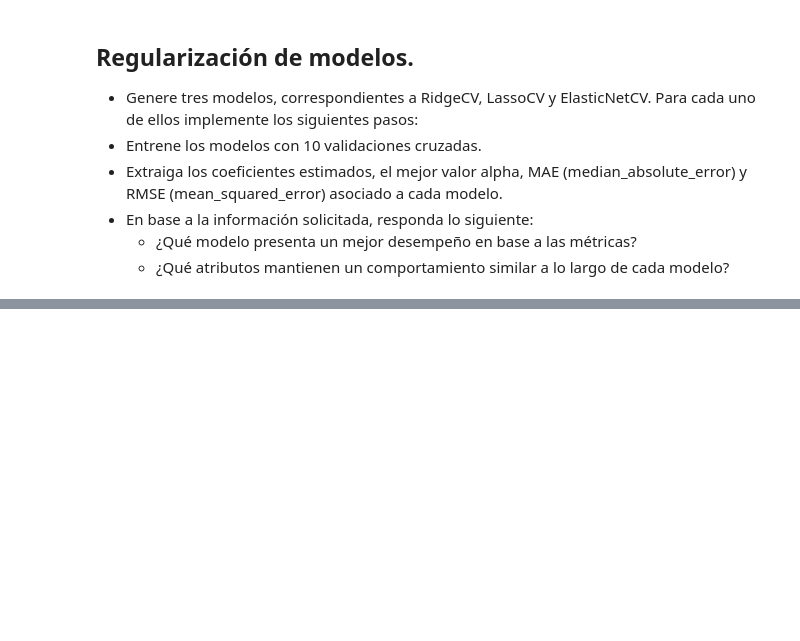
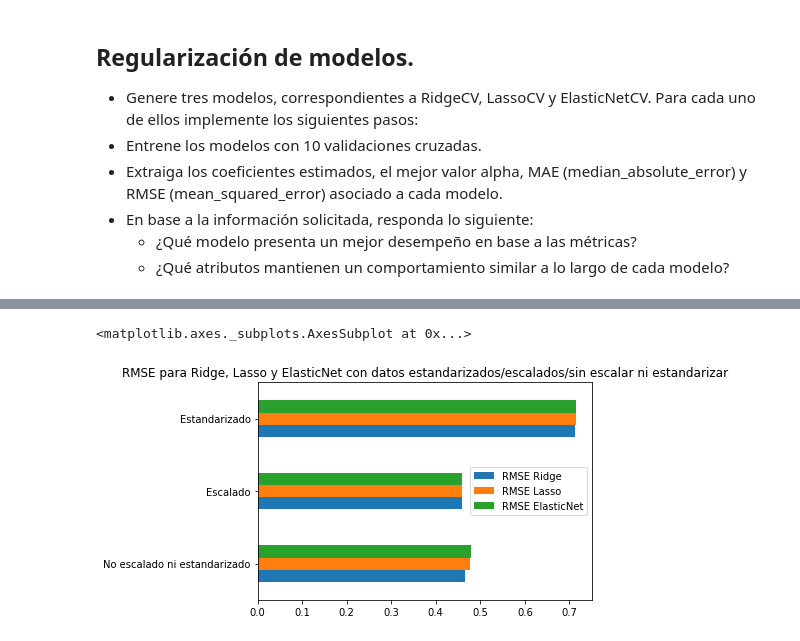
Before and after one commit to danoffn/Data-Science, a Jupyter notebook: 3 - Machine Learning/01 - Regularización/Desafio.ipynb, the cells around one changed output, grey strips where cells are left out. Drawn from its saved outputs; the diff is of its cells as text; code cells hidden in the pictures; blank space fills up the shorter version.

```diff
--- a/3 - Machine Learning/01 - Regularización/Desafio.ipynb
+++ b/3 - Machine Learning/01 - Regularización/Desafio.ipynb
@@ -232,28 +226,3 @@ Además, varios algoritmos de machine learning requieren que los atributos esté
 - En base a la información solicitada, responda lo siguiente:
     - ¿Qué modelo presenta un mejor desempeño en base a las métricas?
     - ¿Qué atributos mantienen un comportamiento similar a lo largo de cada modelo?
-# %%
-# Genera subconjunto de entrenamiento y validación
-
-X_train, X_test, y_train, y_test = train_test_split(
-    df_scaled.loc[:, var_atributos],
-    df_scaled.loc[:, var_objetivo],
-    test_size=.33,
-    random_state=8643537
-)
-
-# Estandariza matriz de atributos
-
-X_train_std = StandardScaler().fit_transform(X_train)
-X_test_std = StandardScaler().fit_transform(X_test)
-
-# Crea los valores alphas a asociar
-
-alphas = np.logspace(0, 7, base=10)
-
-display(alphas)
-
-coefs_ridge = []
-cv_err_ridge = []
-
-modelo_ridge = RidgeCV(alphas=alphas, fit_intercept=True, cv=10)
@@ -273,0 +279,14 @@ array([1.00000000e+00, 1.38949549e+00, 1.93069773e+00, 2.68269580e+00,
+# %%
+metricas = pd.DataFrame(
+    data={
+        "RMSE Ridge": (rmse_r1, rmse_r2, rmse_r3),
+        "RMSE Lasso": (rmse_l1, rmse_l2, rmse_l3),
+        "RMSE ElasticNet": (rmse_e1, rmse_e2, rmse_e3)
+    },
+    index=["No escalado ni estandarizado", "Escalado", "Estandarizado"])
+
+metricas.plot(
+    title="RMSE para Ridge, Lasso y ElasticNet con datos estandarizados/escalados/sin escalar ni estandarizar", kind='barh')
+# %% [output]
+<matplotlib.axes._subplots.AxesSubplot at 0x...>
+[figure, added]
```
Also changed, not shown: parts of 17 cells of this notebook.
